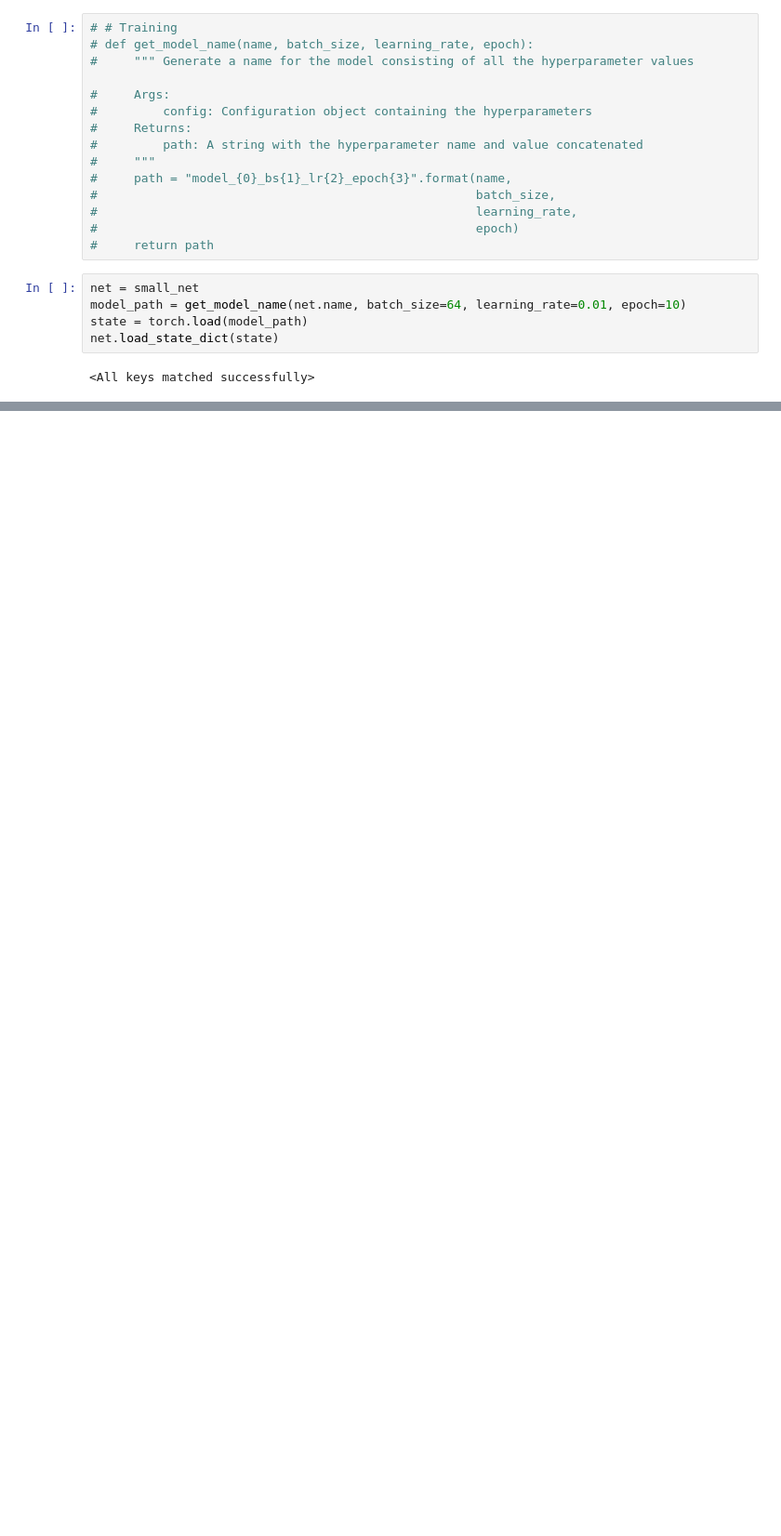
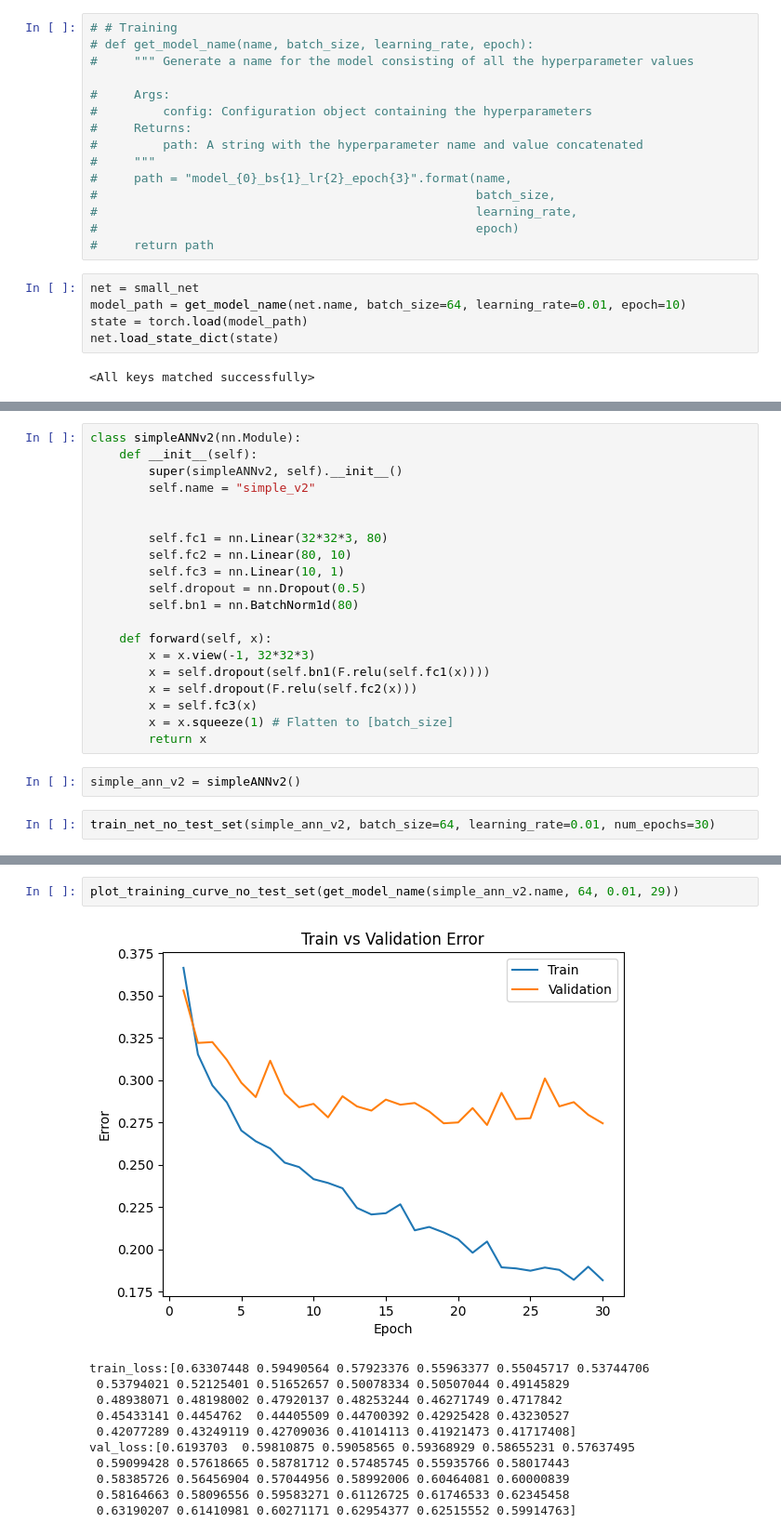
Before and after one commit to armandordorica/MIE1517_A1, a Jupyter notebook: MIE1517_Assignment_1_.ipynb, the cells around one changed output, grey strips where cells are left out. Shown at 93% size. Drawn from its saved outputs; the diff is of its cells as text; blank space fills up the shorter version.

```diff
--- a/MIE1517_Assignment_1_.ipynb
+++ b/MIE1517_Assignment_1_.ipynb
@@ -1537,0 +1889,24 @@ False
+# %%
+class simpleANNv2(nn.Module):
+    def __init__(self):
+        super(simpleANNv2, self).__init__()
+        self.name = "simple_v2"
+
+
+        self.fc1 = nn.Linear(32*32*3, 80)
+        self.fc2 = nn.Linear(80, 10)
+        self.fc3 = nn.Linear(10, 1)
+        self.dropout = nn.Dropout(0.5)
+        self.bn1 = nn.BatchNorm1d(80)
+
+    def forward(self, x):
+        x = x.view(-1, 32*32*3)
+        x = self.dropout(self.bn1(F.relu(self.fc1(x))))
+        x = self.dropout(F.relu(self.fc2(x)))
+        x = self.fc3(x)
+        x = x.squeeze(1) # Flatten to [batch_size]
+        return x
+# %%
+simple_ann_v2 = simpleANNv2()
+# %%
+train_net_no_test_set(simple_ann_v2, batch_size=64, learning_rate=0.01, num_epochs=30)
@@ -1537,0 +1931,14 @@ False
+# %%
+plot_training_curve_no_test_set(get_model_name(simple_ann_v2.name, 64, 0.01, 29))
+# %% [output]
+[figure, added]
+train_loss:[0.63307448 0.59490564 0.57923376 0.55963377 0.55045717 0.53744706
+ 0.53794021 0.52125401 0.51652657 0.50078334 0.50507044 0.49145829
+ 0.48938071 0.48198002 0.47920137 0.48253244 0.46271749 0.4717842
+ 0.45433141 0.4454762  0.44405509 0.44700392 0.42925428 0.43230527
+ 0.42077289 0.43249119 0.42709036 0.41014113 0.41921473 0.41717408]
+val_loss:[0.6193703  0.59810875 0.59058565 0.59368929 0.58655231 0.57637495
+ 0.59099428 0.57618665 0.58781712 0.57485745 0.55935766 0.58017443
+ 0.58385726 0.56456904 0.57044956 0.58992006 0.60464081 0.60000839
+ 0.58164663 0.58096556 0.59583271 0.61126725 0.61746533 0.62345458
+ 0.63190207 0.61410981 0.60271171 0.62954377 0.62515552 0.59914763]
```
Also changed, not shown: parts of 71 cells of this notebook.
